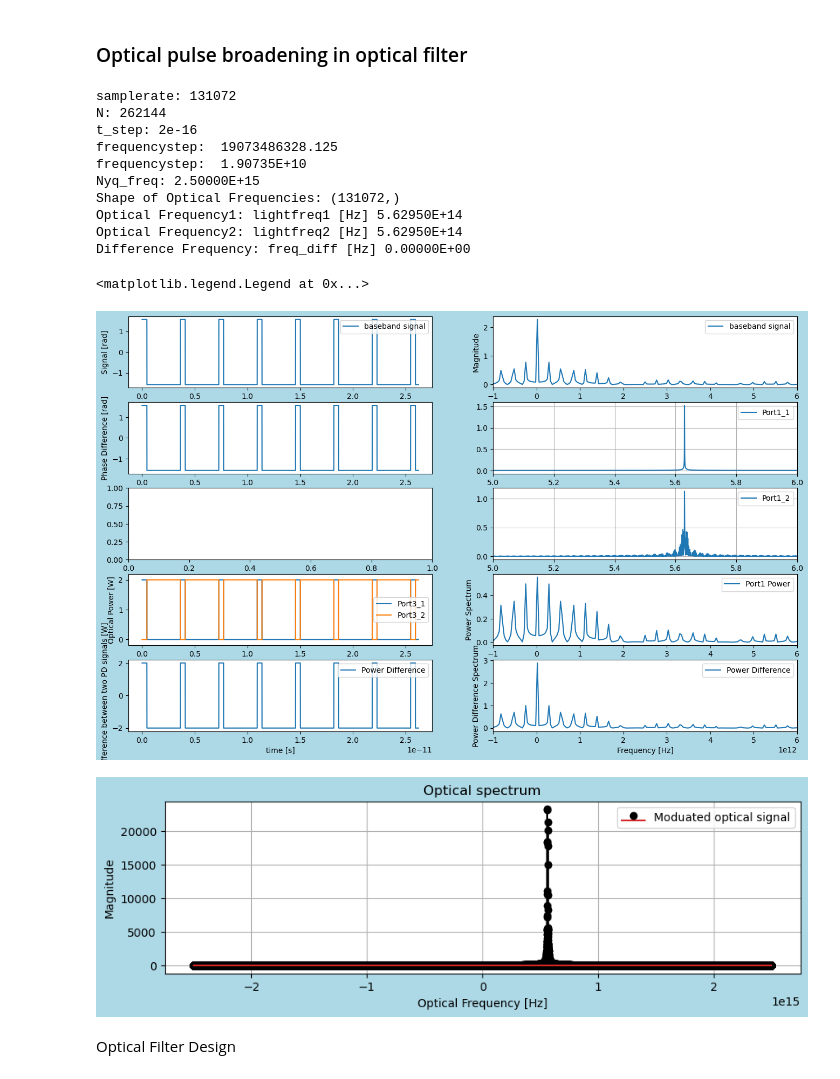
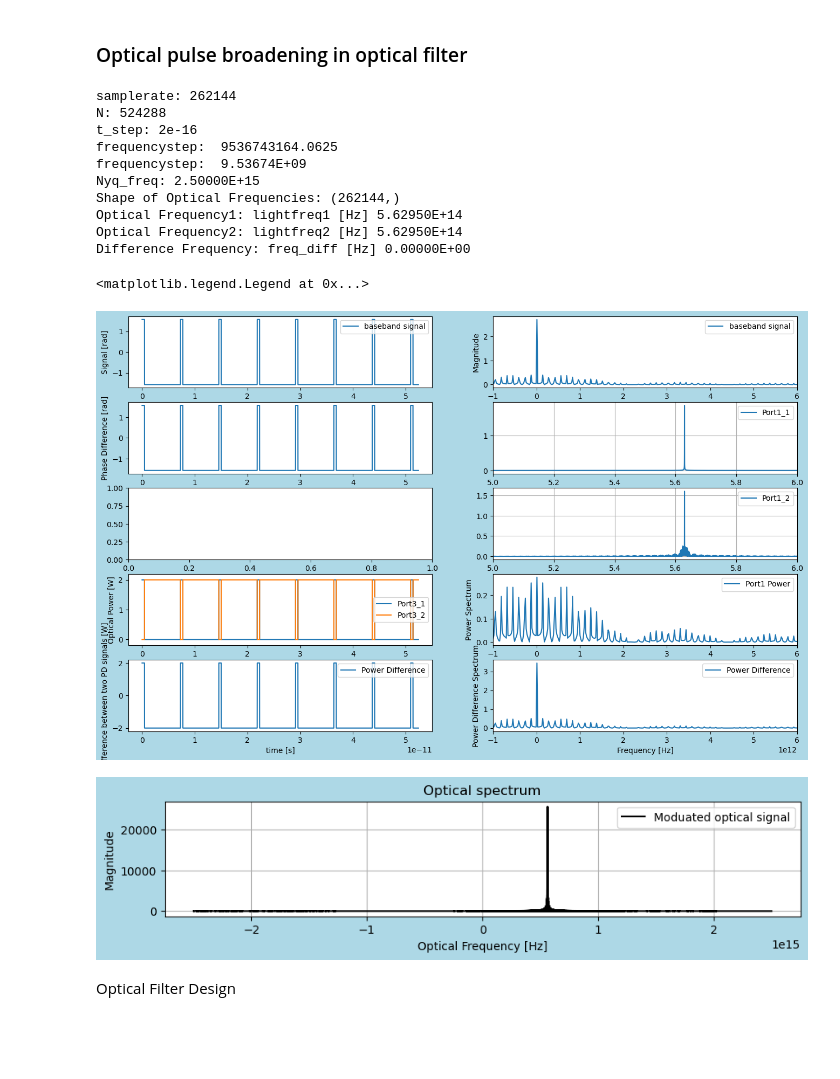
Before and after one commit to tacticstactics/Optical-pulse-broadening, a Jupyter notebook: optical_pulse_broadening_optical_filter.ipynb, the cells around one changed output. Saved outputs shown, nothing was run; the diff lists cells and outputs as text; code cells hidden in the pictures; blank space fills up the shorter version.

```diff
--- a/optical_pulse_broadening_optical_filter.ipynb
+++ b/optical_pulse_broadening_optical_filter.ipynb
@@ -47,7 +47,7 @@ def beamsplitter(PT,Ein):
 
      return Eout
 # %%
-samplerate = 2**17 # Number of Points
+samplerate = 2**18 # Number of Points
 print('samplerate:', samplerate)
 
 N = 2* samplerate
@@ -69,10 +69,10 @@ print('Shape of Optical Frequencies:',optical_frequencies.shape)
 
 amp_c = 0.5 * np.pi
 
-freq_rf = 2**38 # 2**38 = 275 e9
+freq_rf = 2**37 # 2**38 = 275 e9
 
-#duty_ratio = 0.0625
-duty_ratio = 0.125
+duty_ratio = 0.0625
+#duty_ratio = 0.125
 #duty_ratio = 0.25
 
 md = 1 # modulation depth. 1 = 100 %
@@ -197,7 +197,6 @@ ax1_1.legend()
 
 baseband_signals_fft = fftshift(fft(baseband_signals))
 
-#ax1_2.plot(xf, 2.0/samplerate * np.abs(rfsignal_powercol_fft[0:samplerate//2]), label="RF signal")
 ax1_2.plot(optical_frequencies, 2.0/samplerate * np.abs(baseband_signals_fft), label="baseband signal")
 ax1_2.set_xlabel("Frequency [Hz]")
 ax1_2.set_ylabel("Magnitude")
@@ -247,42 +246,40 @@ ax1_8.set_xlim(-1e12,6e12)
 ax1_8.legend()
 
 Power_diffcol_f = fftshift(fft(Power_diffcol))
-#ax1_10.plot(xf, 2.0/samplerate * np.abs(Power_diffcol_f[0:samplerate//2]), label="Power Difference")
 ax1_10.plot(optical_frequencies, 2.0/samplerate * np.abs(Power_diffcol_f), label="Power Difference")
 ax1_10.set_xlabel("Frequency [Hz]")
 ax1_10.set_ylabel("Power Difference Spectrum")
 ax1_10.set_xlim(-1e12,6e12)
 ax1_10.legend()
 # %% [output]
-samplerate: 131072
-N: 262144
+samplerate: 262144
+N: 524288
 t_step: 2e-16
-frequencystep:  19073486328.125
-frequencystep:  1.90735E+10
+frequencystep:  9536743164.0625
+frequencystep:  9.53674E+09
 Nyq_freq: 2.50000E+15
-Shape of Optical Frequencies: (131072,)
+Shape of Optical Frequencies: (262144,)
 Optical Frequency1: lightfreq1 [Hz] 5.62950E+14
 Optical Frequency2: lightfreq2 [Hz] 5.62950E+14
 Difference Frequency: freq_diff [Hz] 0.00000E+00
 <matplotlib.legend.Legend at 0x...>
-[figure, old version]
+[figure, new version]
 # %%
 fft_modulated_optical_signal = fftshift(fft(Port3_1_EFcol))
-#print('Shape of fft_random_analog_signal (Frequency Domain):', fft_random_analog_signal.shape)
 
-fig1 = plt.figure(figsize = (10,6), facecolor='lightblue')
+fig1 = plt.figure(figsize = (10,4), facecolor='lightblue')
 
 ax1_1 = fig1.add_subplot(2, 1, 1)
 ax1_1.set_title("Optical spectrum")
-ax1_1.stem(optical_frequencies, np.abs(fft_modulated_optical_signal),"k",label='Moduated optical signal')
+ax1_1.plot(optical_frequencies, np.abs(fft_modulated_optical_signal),"k",label='Moduated optical signal')
 ax1_1.set_xlabel("Optical Frequency [Hz]")
 ax1_1.set_ylabel("Magnitude")
 #ax1_1.set_xlim(190e12,200e12)
 #ax1_1.set_xlim(0, frequencystep * samplerate * 1.1/1)
 ax1_1.legend()
 ax1_1.grid()
 # %% [output]
-[figure, old version]
+[figure, new version]
 # %% [markdown]
 Optical Filter Design
 # %%
```
Also changed, not shown: parts of 12 cells of this notebook.
